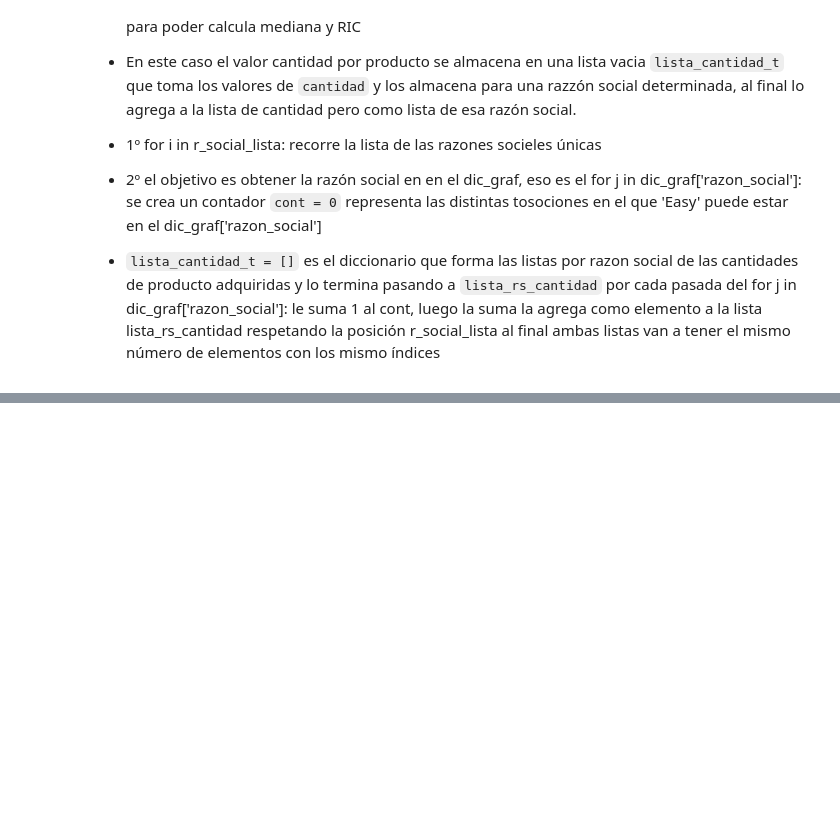
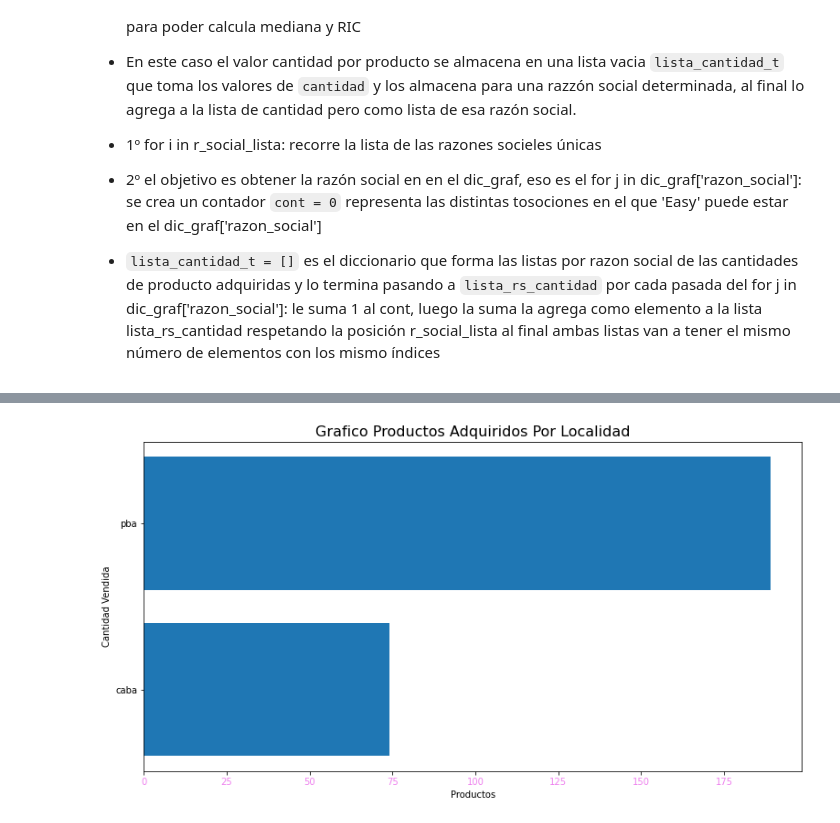
Before and after one commit to ri1965/Toolkits, a Jupyter notebook: Graficos_24_03_22.ipynb, the cells around one changed output, grey strips where cells are left out. Saved outputs shown, nothing was run; the diff lists cells and outputs as text; code cells hidden in the pictures; blank space fills up the shorter version.

```diff
--- a/Graficos_24_03_22.ipynb
+++ b/Graficos_24_03_22.ipynb
@@ -260,0 +407,17 @@ plt.show() #Ploteamos
+# %%
+local_lista = list(set(dic_graf['localidad']))
+lista_local_cantidad = []
+
+for i in local_lista:
+  print(i)
+  cont = 0
+  suma = 0
+  for j in dic_graf['localidad']:
+    if i == j:
+      suma += dic_graf['cantidad'][cont]
+    cont += 1
+  lista_local_cantidad.append(suma)
+  print(suma)
+  print('-'*50)
+print(local_lista)
+print(lista_local_cantidad)
@@ -260,0 +433,13 @@ plt.show() #Ploteamos
+# %%
+import matplotlib.pyplot as plt
+fig = plt.figure(figsize=(10,5))
+ax = fig.add_axes([0,0,1,1])  #Establecemos ejes
+
+ax.barh(local_lista, lista_tipo_cantidad) #Establecemos en el eje X a "Razon Social" y a Eje Y a "Cantidad"
+plt.title('Grafico Productos Adquiridos Por Localidad',  size = 16)
+plt.xlabel('Productos')
+plt.ylabel('Cantidad Vendida')
+plt.xticks(c = 'violet')
+plt.show() #Ploteamos
+# %% [output]
+[figure, added]
```
Also changed, not shown: parts of 52 cells of this notebook.
